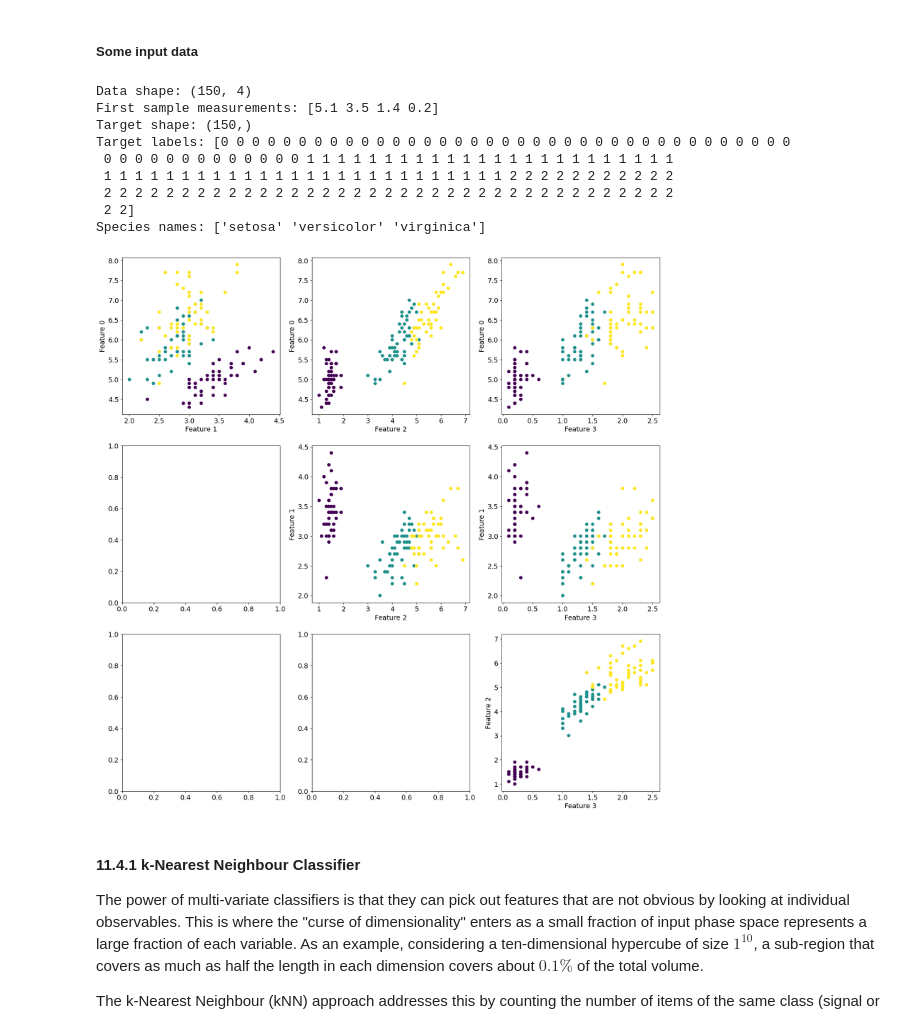
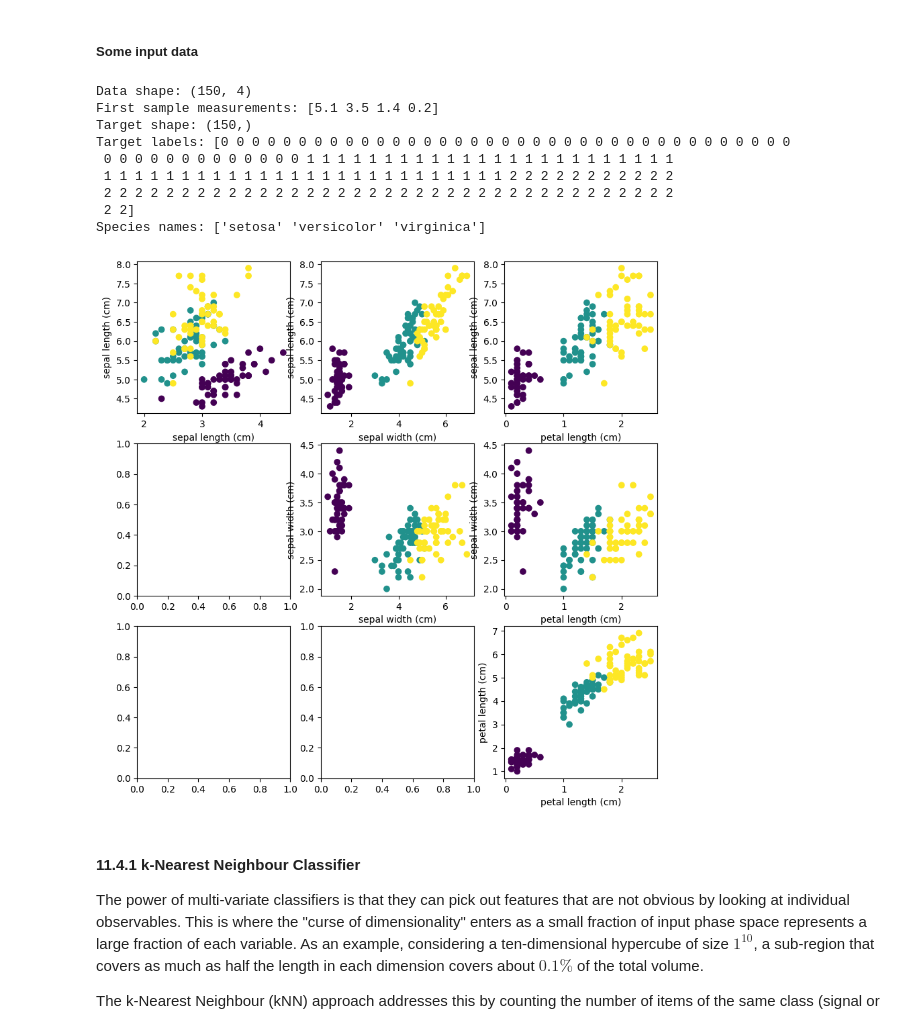
Before and after one commit to p-parkinson/intro_data_science, a Jupyter notebook: Chapter 11/Chapter 11.ipynb, the cells around one changed output. Drawn from its saved outputs; the diff is of its cells as text; code cells hidden in the pictures.

```diff
--- a/Chapter 11/Chapter 11.ipynb
+++ b/Chapter 11/Chapter 11.ipynb
@@ -274,38 +428,40 @@ print(f"Species names: {iris_dataset.target_names}")  # Actual species names
 iris_features: List[List[float]] = [
     [sample[i] for sample in iris_dataset.data]
     for i in range(n_features)
 ]
 
+feature_names: List[str] = iris_dataset.feature_names
+
 # Create scatter plots comparing pairs of features
 # This helps visualize how well features separate different classes
-fig, ax = plt.subplots(3, 3, figsize=(20, 20))
+fig, ax = plt.subplots(3, 3, figsize=(10, 10))
 
 # Plot each feature against others (upper triangular matrix of plots)
 for i in range(3):
     for j in range(i, 3):
         # Color points by their species (target)
         ax[i][j].scatter(
             iris_features[j+1],  # Feature on x-axis
             iris_features[i],    # Feature on y-axis
             marker='o',
             c=iris_dataset.target  # Color by species
         )
-        # Label axes with feature numbers (1-based indexing for clarity)
-        ax[i][j].set_xlabel(f'Feature {j+1}')
-        ax[i][j].set_ylabel(f'Feature {i}')
+        # Label axes with feature names for clarity
+        ax[i][j].set_xlabel(feature_names[j])  # Use feature names instead of numbers
+        ax[i][j].set_ylabel(feature_names[i])  # Use feature names instead of numbers
 
 plt.show()
 # %% [output]
 Data shape: (150, 4)
 First sample measurements: [5.1 3.5 1.4 0.2]
 Target shape: (150,)
 Target labels: [0 0 0 0 0 0 0 0 0 0 0 0 0 0 0 0 0 0 0 0 0 0 0 0 0 0 0 0 0 0 0 0 0 0 0 0 0
  0 0 0 0 0 0 0 0 0 0 0 0 0 1 1 1 1 1 1 1 1 1 1 1 1 1 1 1 1 1 1 1 1 1 1 1 1
  1 1 1 1 1 1 1 1 1 1 1 1 1 1 1 1 1 1 1 1 1 1 1 1 1 1 2 2 2 2 2 2 2 2 2 2 2
  2 2 2 2 2 2 2 2 2 2 2 2 2 2 2 2 2 2 2 2 2 2 2 2 2 2 2 2 2 2 2 2 2 2 2 2 2
  2 2]
 Species names: ['setosa' 'versicolor' 'virginica']
-[figure, old version]
+[figure, new version]
 # %% [markdown]
 #### 11.4.1 k-Nearest Neighbour Classifier
 
```
Also changed, not shown: parts of 14 cells of this notebook, 1 other file.
